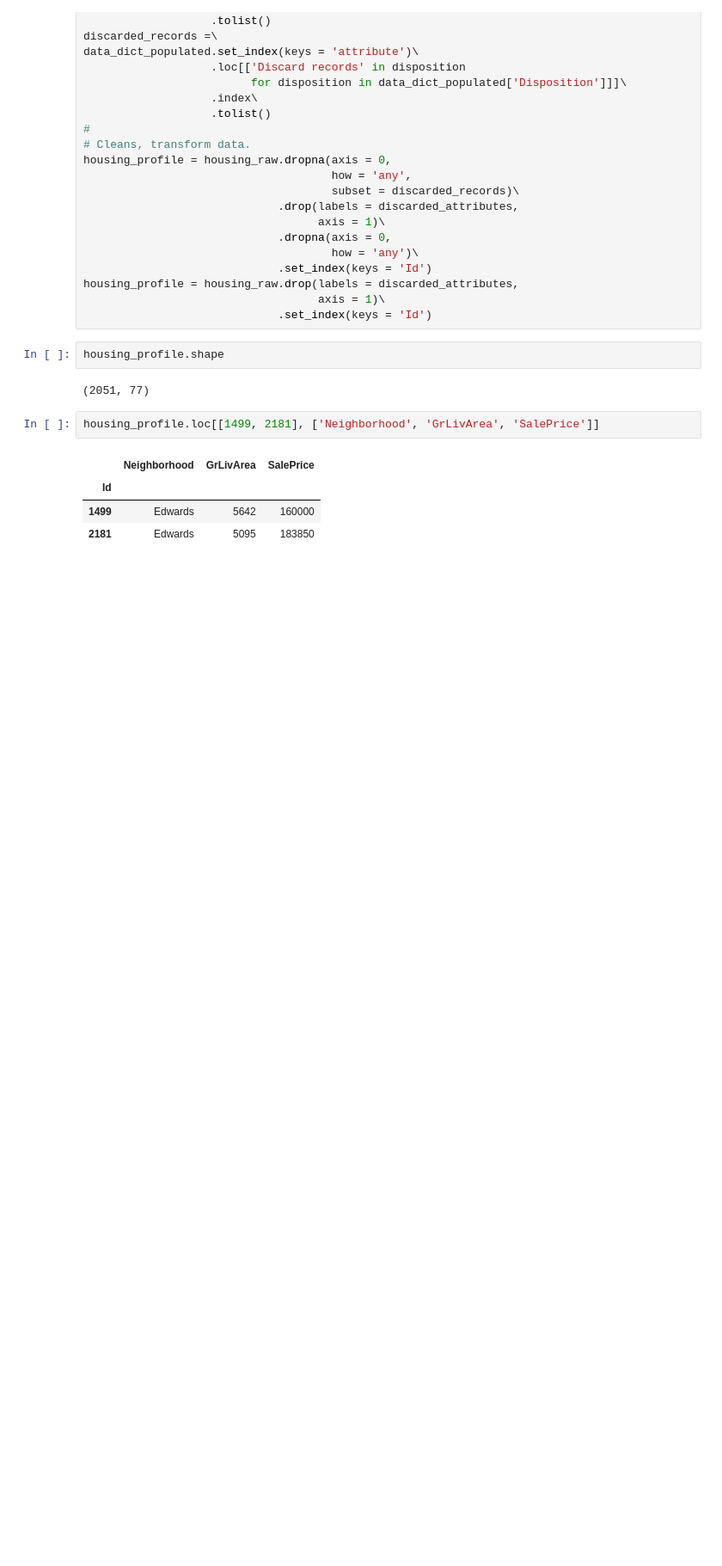
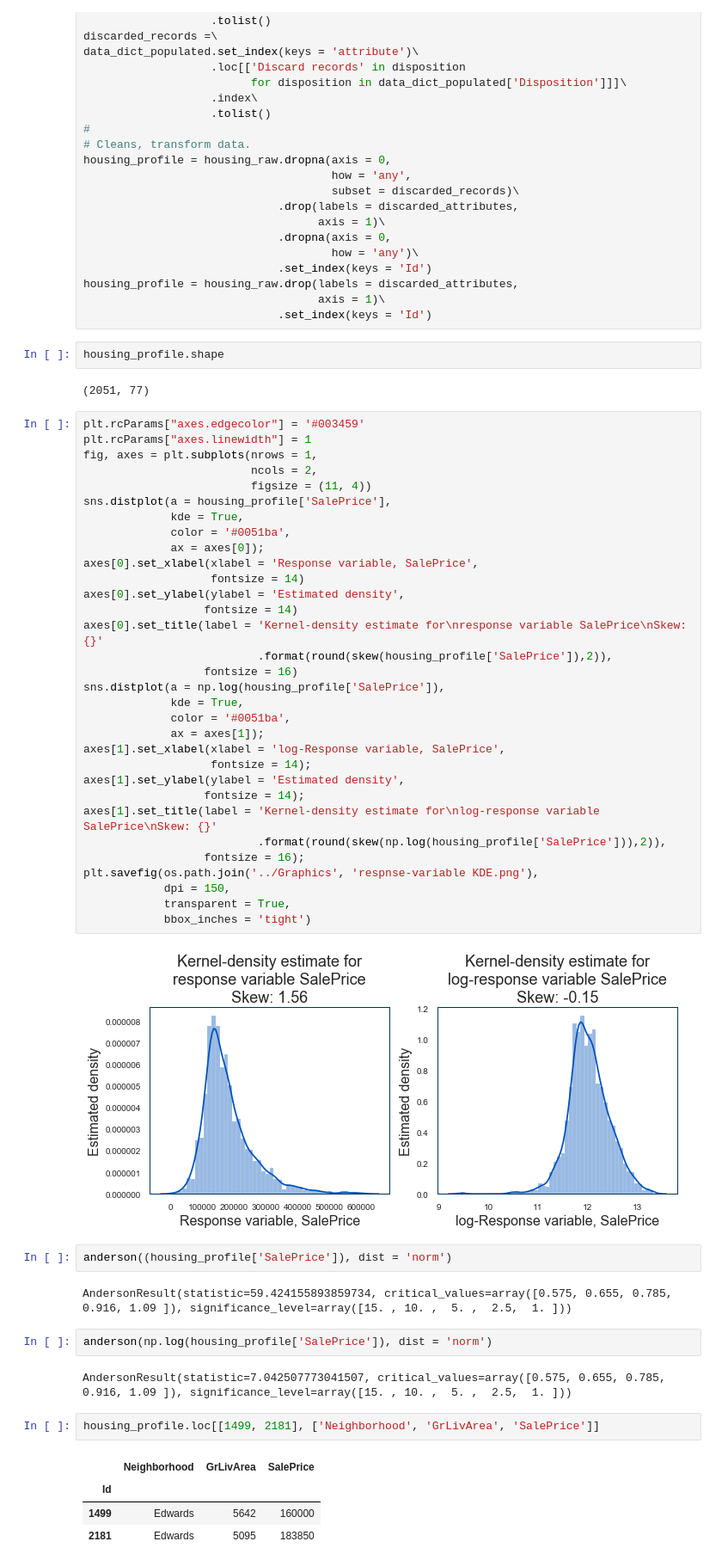
Before and after one commit to hamlett-neil-ur/housing_price_model, a Jupyter notebook: Code/200426 Ames IA Housing — Tree Models, log-xform.ipynb, the cells around one changed output. Shown at 86% size. Cells and saved outputs as stored; diff of their text form; blank space fills up the shorter version.

```diff
--- a/Code/200426 Ames IA Housing — Tree Models, log-xform.ipynb
+++ b/Code/200426 Ames IA Housing — Tree Models, log-xform.ipynb
@@ -567,6 +568,48 @@ housing_profile = housing_raw.drop(labels = discarded_attributes,
 housing_profile.shape
 # %% [output]
 (2051, 77)
+# %%
+plt.rcParams["axes.edgecolor"] = '#003459'
+plt.rcParams["axes.linewidth"] = 1
+fig, axes = plt.subplots(nrows = 1,
+                         ncols = 2,
+                         figsize = (11, 4))
+sns.distplot(a = housing_profile['SalePrice'],
+             kde = True,
+             color = '#0051ba',
+             ax = axes[0]);
+axes[0].set_xlabel(xlabel = 'Response variable, SalePrice',
+                   fontsize = 14)
+axes[0].set_ylabel(ylabel = 'Estimated density',
+                  fontsize = 14)
+axes[0].set_title(label = 'Kernel-density estimate for\nresponse variable SalePrice\nSkew: {}'
+                          .format(round(skew(housing_profile['SalePrice']),2)),
+                  fontsize = 16)
+sns.distplot(a = np.log(housing_profile['SalePrice']),
+             kde = True,
+             color = '#0051ba',
+             ax = axes[1]);
+axes[1].set_xlabel(xlabel = 'log-Response variable, SalePrice',
+                   fontsize = 14);
+axes[1].set_ylabel(ylabel = 'Estimated density',
+                  fontsize = 14);
+axes[1].set_title(label = 'Kernel-density estimate for\nlog-response variable SalePrice\nSkew: {}'
+                          .format(round(skew(np.log(housing_profile['SalePrice'])),2)),
+                  fontsize = 16);
+plt.savefig(os.path.join('../Graphics', 'respnse-variable KDE.png'),
+            dpi = 150,
+            transparent = True,
+            bbox_inches = 'tight')
+# %% [output]
+[figure, added]
+# %%
+anderson((housing_profile['SalePrice']), dist = 'norm')
+# %% [output]
+AndersonResult(statistic=59.424155893859734, critical_values=array([0.575, 0.655, 0.785, 0.916, 1.09 ]), significance_level=array([15. , 10. ,  5. ,  2.5,  1. ]))
+# %%
+anderson(np.log(housing_profile['SalePrice']), dist = 'norm')
+# %% [output]
+AndersonResult(statistic=7.042507773041507, critical_values=array([0.575, 0.655, 0.785, 0.916, 1.09 ]), significance_level=array([15. , 10. ,  5. ,  2.5,  1. ]))
 # %%
 housing_profile.loc[[1499, 2181], ['Neighborhood', 'GrLivArea', 'SalePrice']]
 # %% [output]
```
Also changed, not shown: parts of 16 cells of this notebook, 4 other files.
